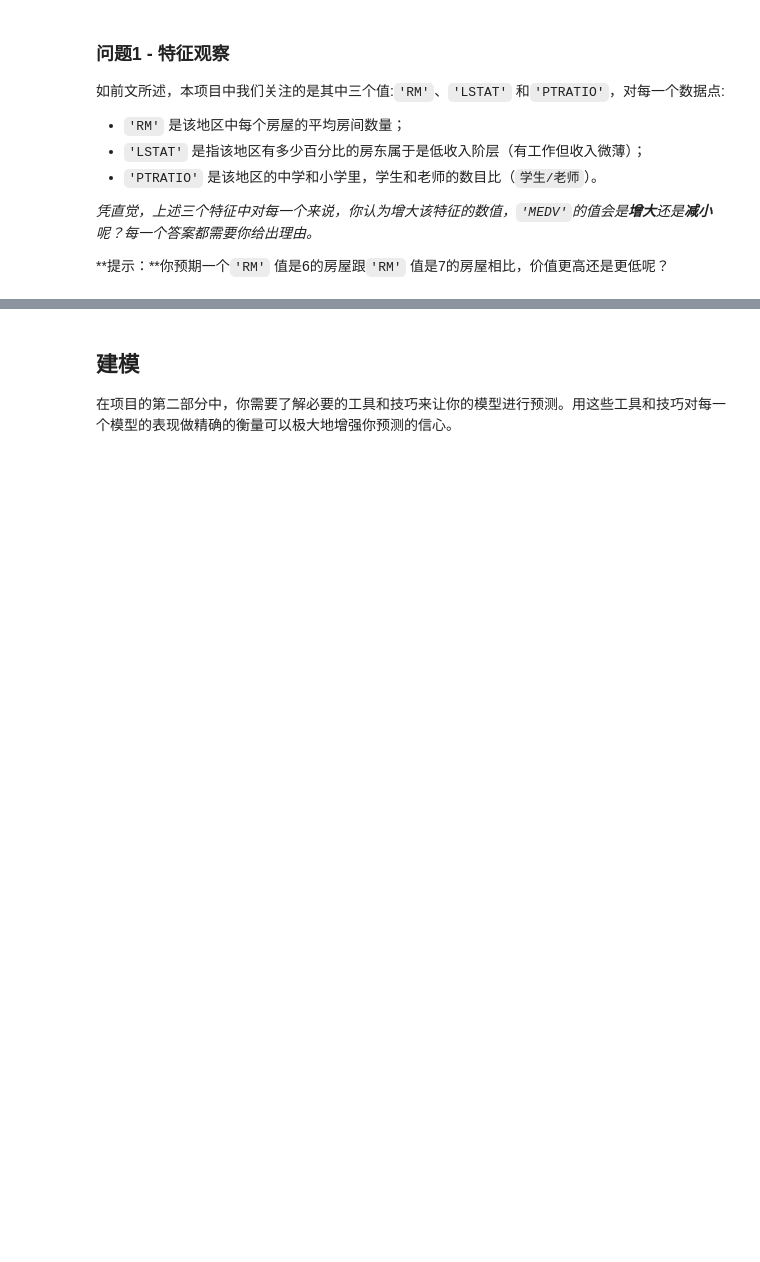
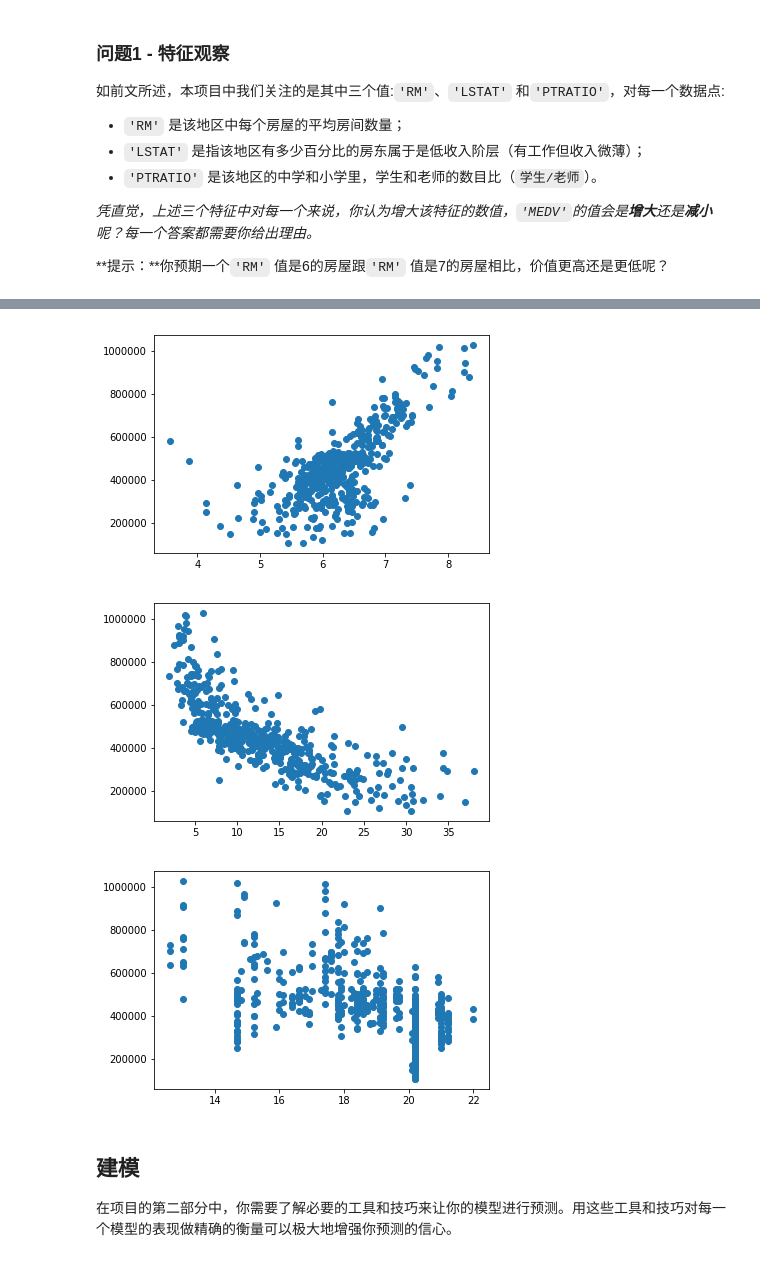
Before and after one commit to kadise/boston_housing, a Jupyter notebook: boston_housing.ipynb, the cells around one changed output, grey strips where cells are left out. Cells and saved outputs as stored; diff of their text form; code cells hidden in the pictures; blank space fills up the shorter version.

```diff
--- a/boston_housing.ipynb
+++ b/boston_housing.ipynb
@@ -110,3 +110,20 @@ _凭直觉，上述三个特征中对每一个来说，你认为增大该特征
+# %%
+import matplotlib.pyplot as plt
+
+x1 = features['RM']
+x2 = features['LSTAT']
+x3 = features['PTRATIO']
+y = prices
+plt.scatter(x1, y)
+plt.show()
+plt.scatter(x2, y)
+plt.show()
+plt.scatter(x3, y)
+plt.show()
+# %% [output]
+[figure, added]
+[figure, added]
+[figure, added]
 # %% [markdown]
 ## 建模
 在项目的第二部分中，你需要了解必要的工具和技巧来让你的模型进行预测。用这些工具和技巧对每一个模型的表现做精确的衡量可以极大地增强你预测的信心。
```
Also changed, not shown: parts of 12 cells of this notebook, 1 other file.
